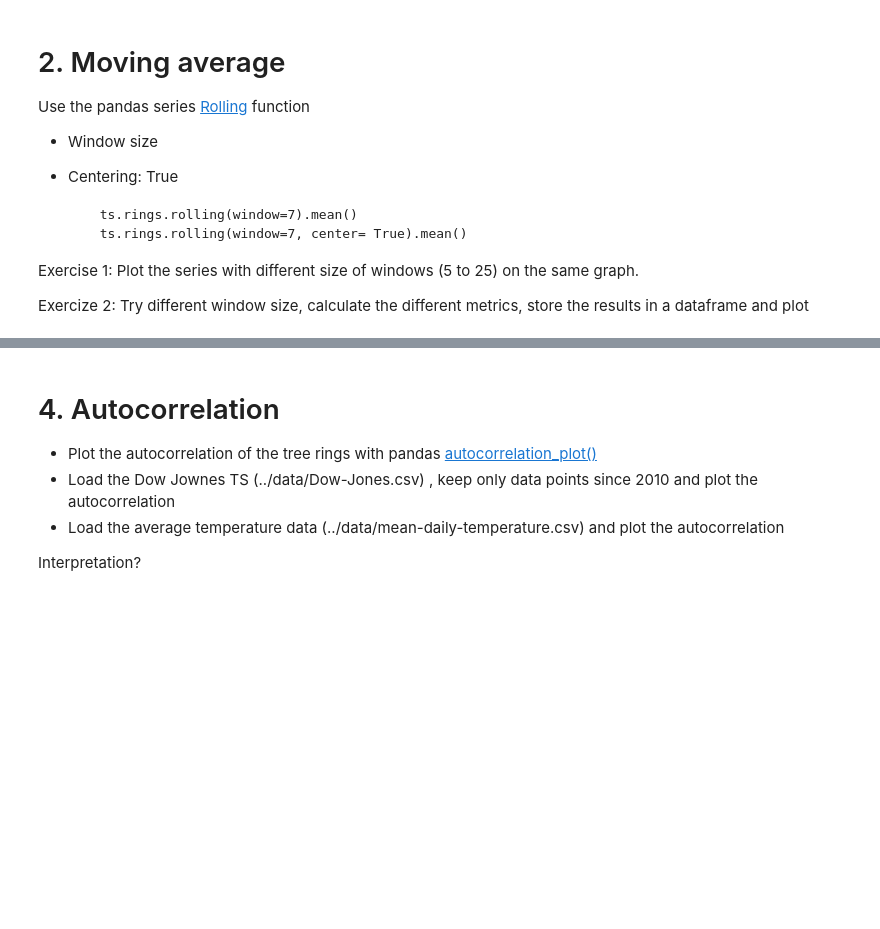
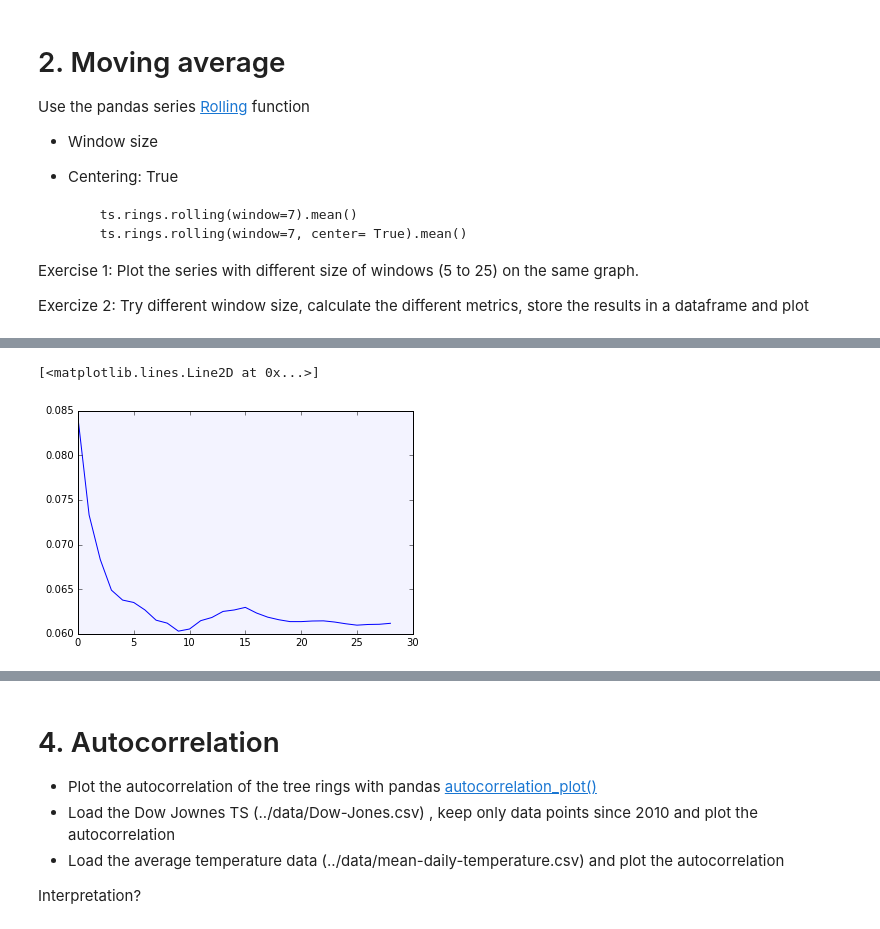
Before and after one commit to alexisperrier/gads, a Jupyter notebook: 16_time_series/py/Smoothing and Forecast 101.ipynb, the cells around one changed output, grey strips where cells are left out. Cells and saved outputs as stored; diff of their text form; code cells hidden in the pictures; blank space fills up the shorter version.

```diff
--- a/16_time_series/py/Smoothing and Forecast 101.ipynb
+++ b/16_time_series/py/Smoothing and Forecast 101.ipynb
@@ -60,0 +81,8 @@ Calculate:
+# %%
+
+y_true = ts.rings[1:ts.shape[0]]
+y_pred = ts.simple[1:ts.shape[0]]
+
+print("MAPE: %0.2f pct"% mape(y_true, y_pred))
+print("MAD: %0.5f"% mad(y_true, y_pred))
+print("MSE: %0.4f"% mse(y_true, y_pred))
@@ -76,0 +131,11 @@ Exercize 2: Try different window size, calculate the different metrics, store th
+# %%
+results = []
+for window_size in range(1,30):
+    smoothed = ts.rings.rolling(window = window_size, center= False).mean().shift(1)
+    cond = ~smoothed.isnull()
+    y_true = ts.rings[cond]
+    y_pred = smoothed[cond]
+
+    results.append([mape(y_true, y_pred), mad(y_true, y_pred), mse(y_true, y_pred)])
+
+results
@@ -76,0 +160,7 @@ Exercize 2: Try different window size, calculate the different metrics, store th
+# %%
+res_ma = pd.DataFrame(results, columns = ['MAPE','MAD','MSE'], )
+
+plt.plot( res_ma.MSE)
+# %% [output]
+[<matplotlib.lines.Line2D at 0x...>]
+[figure, added]
```
Also changed, not shown: parts of 25 cells of this notebook, 2 other files.
